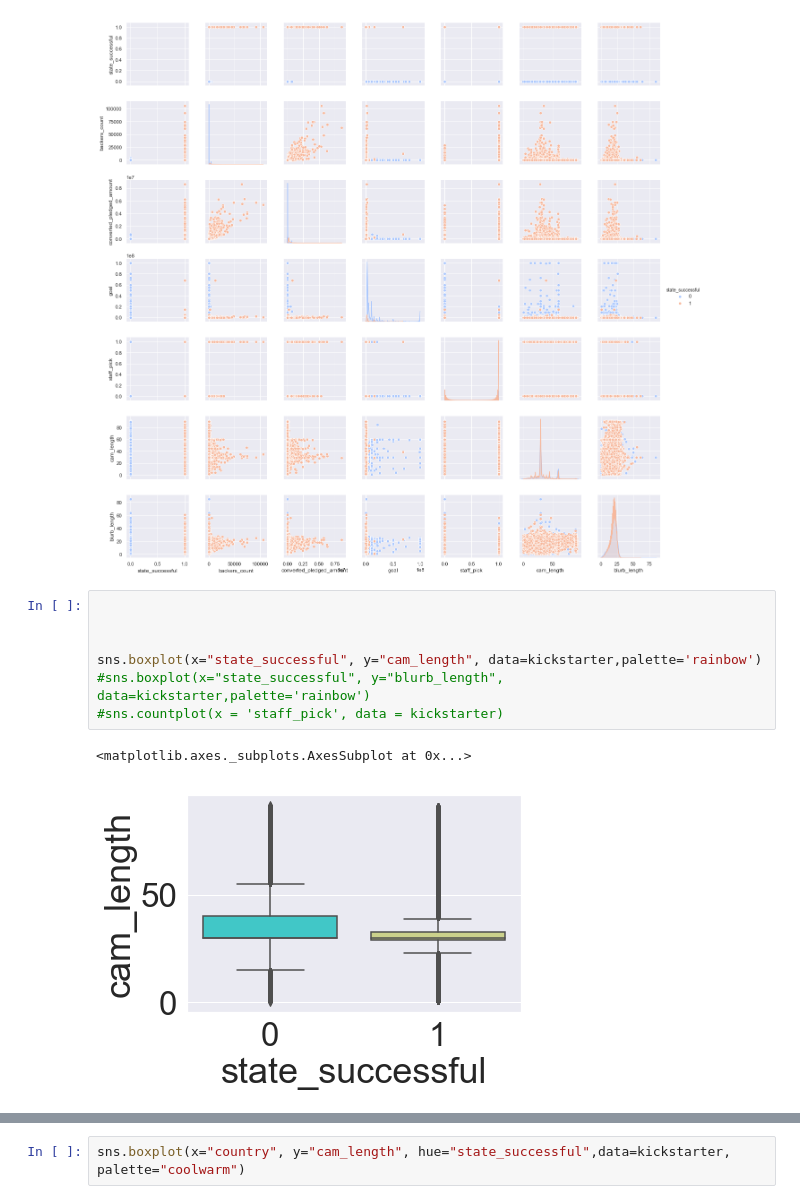
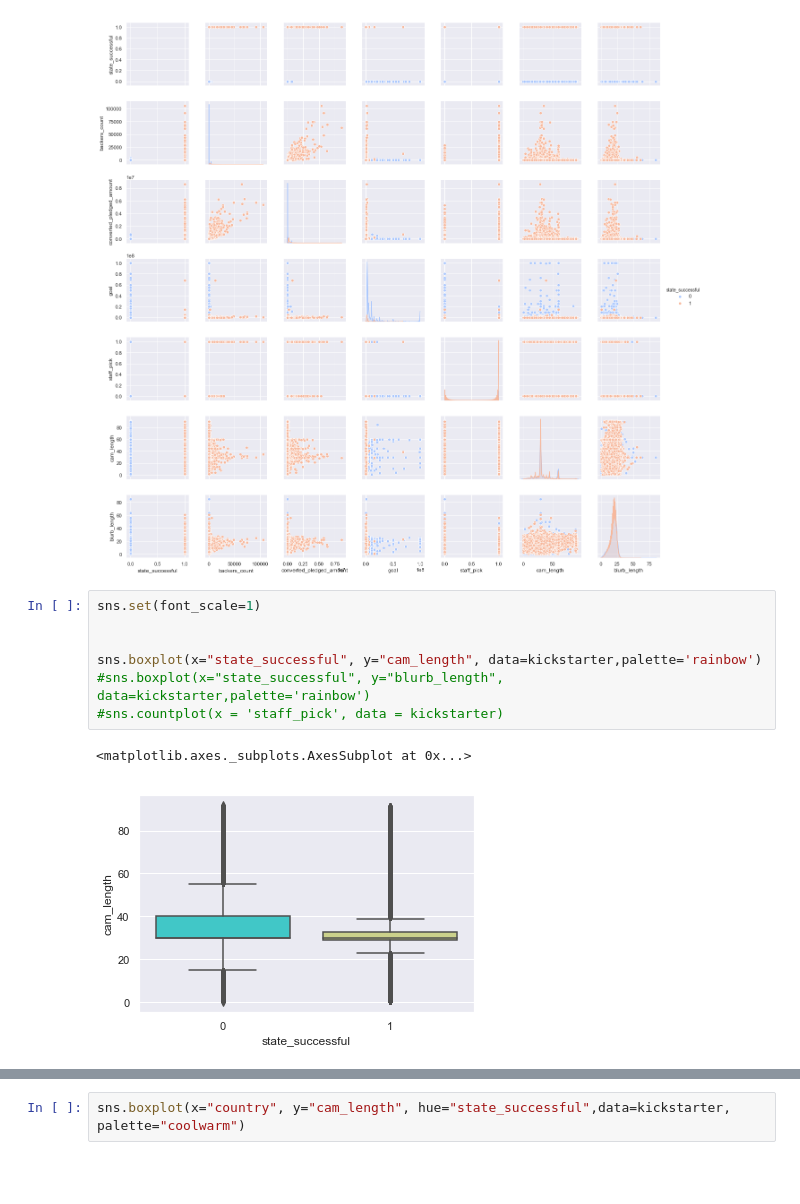
Before and after one commit to natashaborders-zz/Predicting_Kickstarter_Campaign_Success, a Jupyter notebook: Exploratory_Data_Analysis_Workbooks/EDA.ipynb, the cells around one changed output, grey strips where cells are left out. Drawn from its saved outputs; the diff is of its cells as text; blank space fills up the shorter version.

```diff
--- a/Exploratory_Data_Analysis_Workbooks/EDA.ipynb
+++ b/Exploratory_Data_Analysis_Workbooks/EDA.ipynb
@@ -88,15 +78,15 @@ sns.pairplot(kickstarter_numeric,hue='state_successful',palette='coolwarm')
 <seaborn.axisgrid.PairGrid at 0x...>
 [figure]
 # %%
-
+sns.set(font_scale=1)
 
 
 sns.boxplot(x="state_successful", y="cam_length", data=kickstarter,palette='rainbow')
 #sns.boxplot(x="state_successful", y="blurb_length", data=kickstarter,palette='rainbow')
 #sns.countplot(x = 'staff_pick', data = kickstarter)
 # %% [output]
 <matplotlib.axes._subplots.AxesSubplot at 0x...>
-[figure, old version]
+[figure, new version]
 # %%
 sns.boxplot(x="state_successful", y="blurb_length", data=kickstarter,palette='rainbow')
 # %% [output]
```
Also changed, not shown: parts of 5 cells of this notebook, 43 other files.
